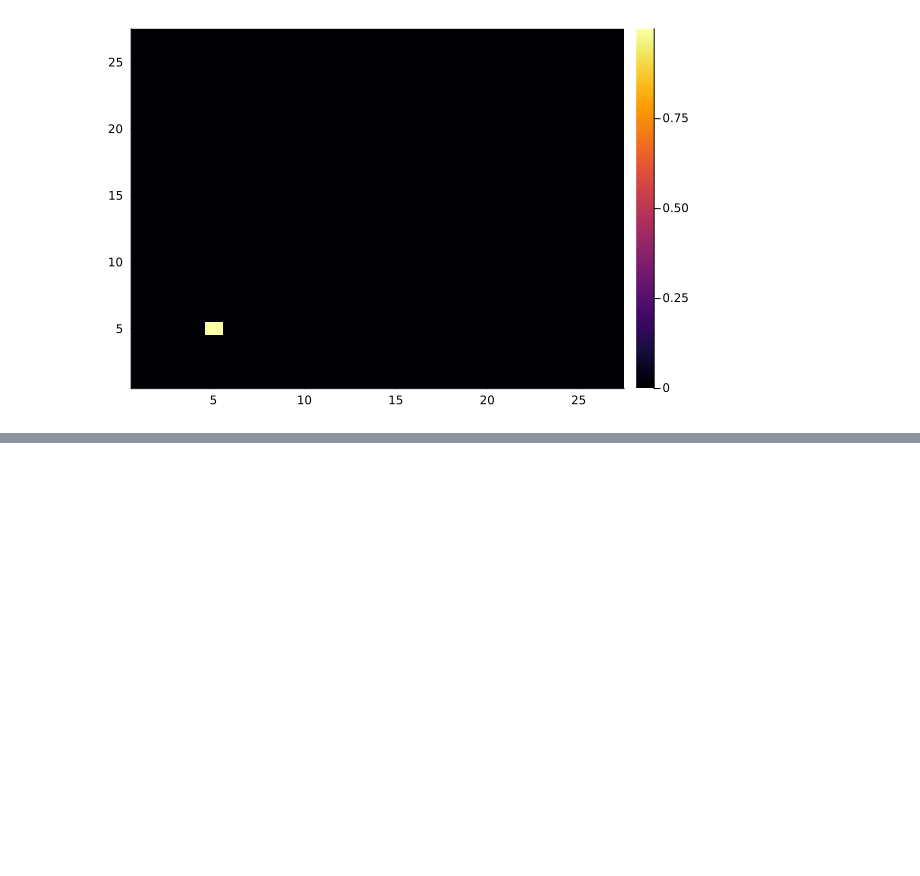
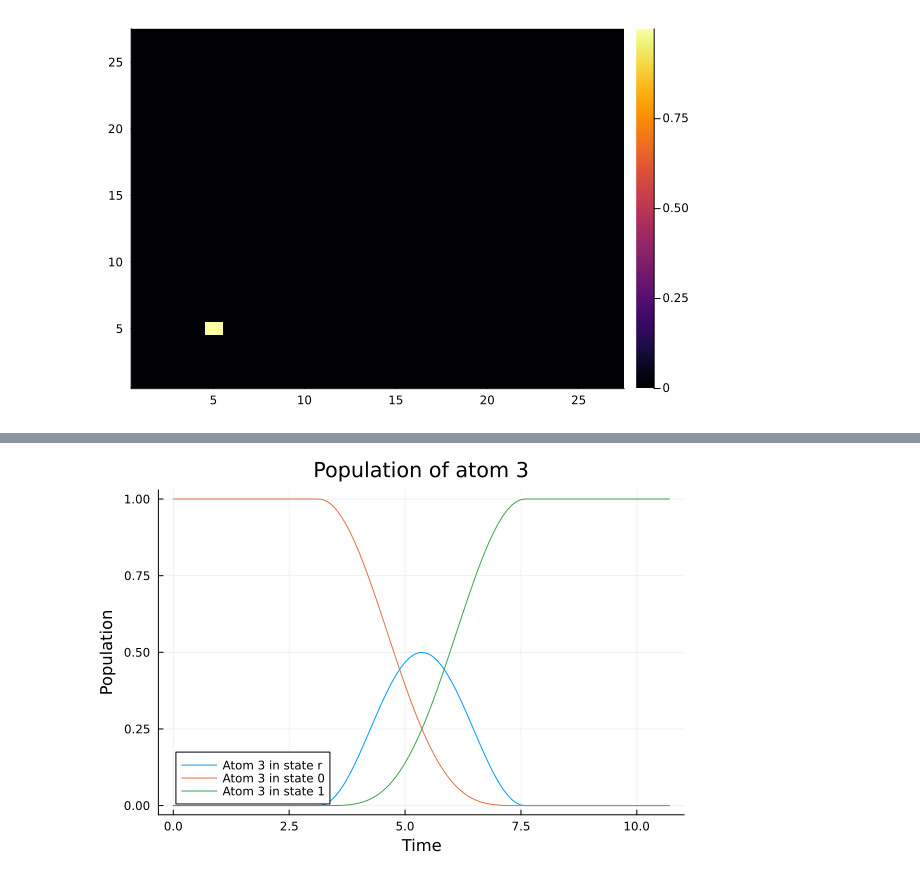
Before and after one commit to Ak-ash22/rydberg_qec, a Jupyter notebook: codework/phaseflip_code/blah_3level.ipynb, the cells around one changed output, grey strips where cells are left out. Saved outputs shown, nothing was run; the diff lists cells and outputs as text; code cells hidden in the pictures; blank space fills up the shorter version.

```diff
--- a/codework/phaseflip_code/blah_3level.ipynb
+++ b/codework/phaseflip_code/blah_3level.ipynb
@@ -552,0 +725,6 @@ display(heatmap(real.(sol[end].data)))
+# %%
+plot(tspan,popr_atom3, label="Atom 3 in state r", title="Population of atom 3", xlabel="Time", ylabel="Population",legend=:bottomleft)
+plot!(tspan,pop0_atom3, label="Atom 3 in state 0")
+plot!(tspan,pop1_atom3,label="Atom 3 in state 1")
+# %% [output]
+[figure, added]
```
Also changed, not shown: parts of 9 cells of this notebook.
